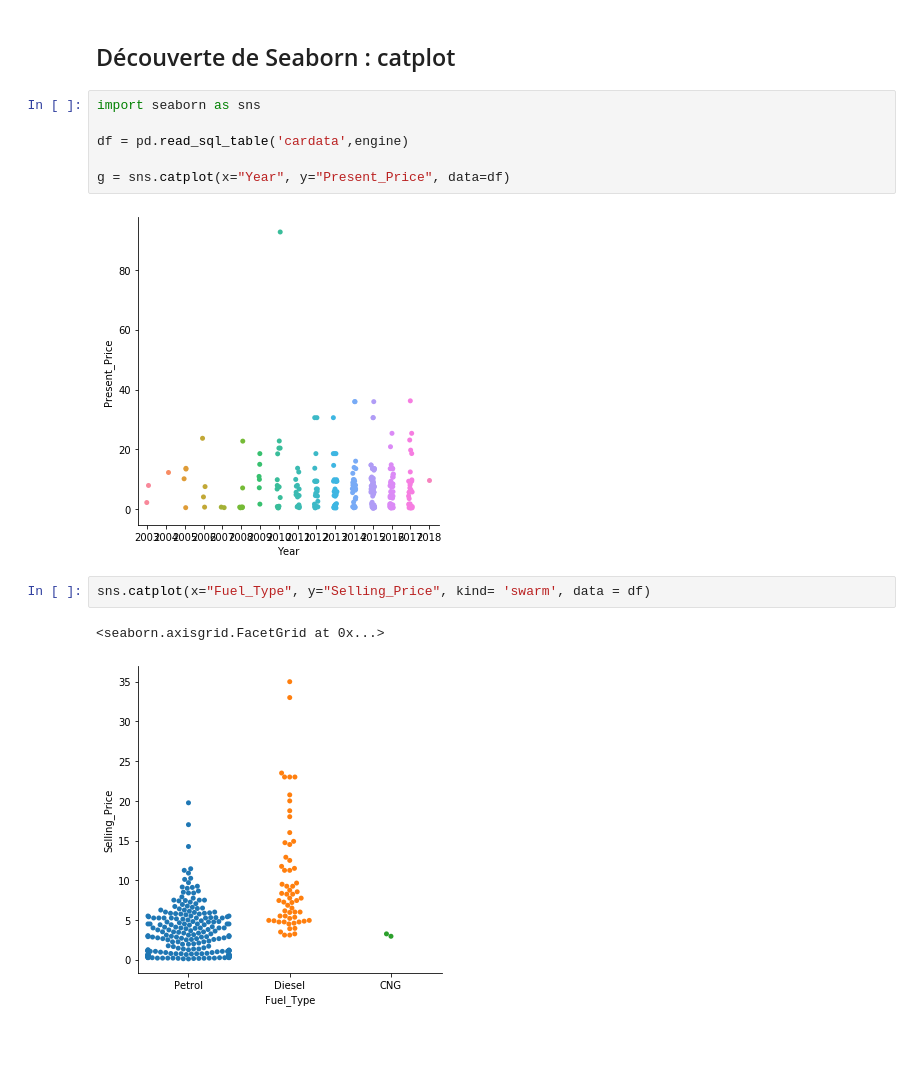
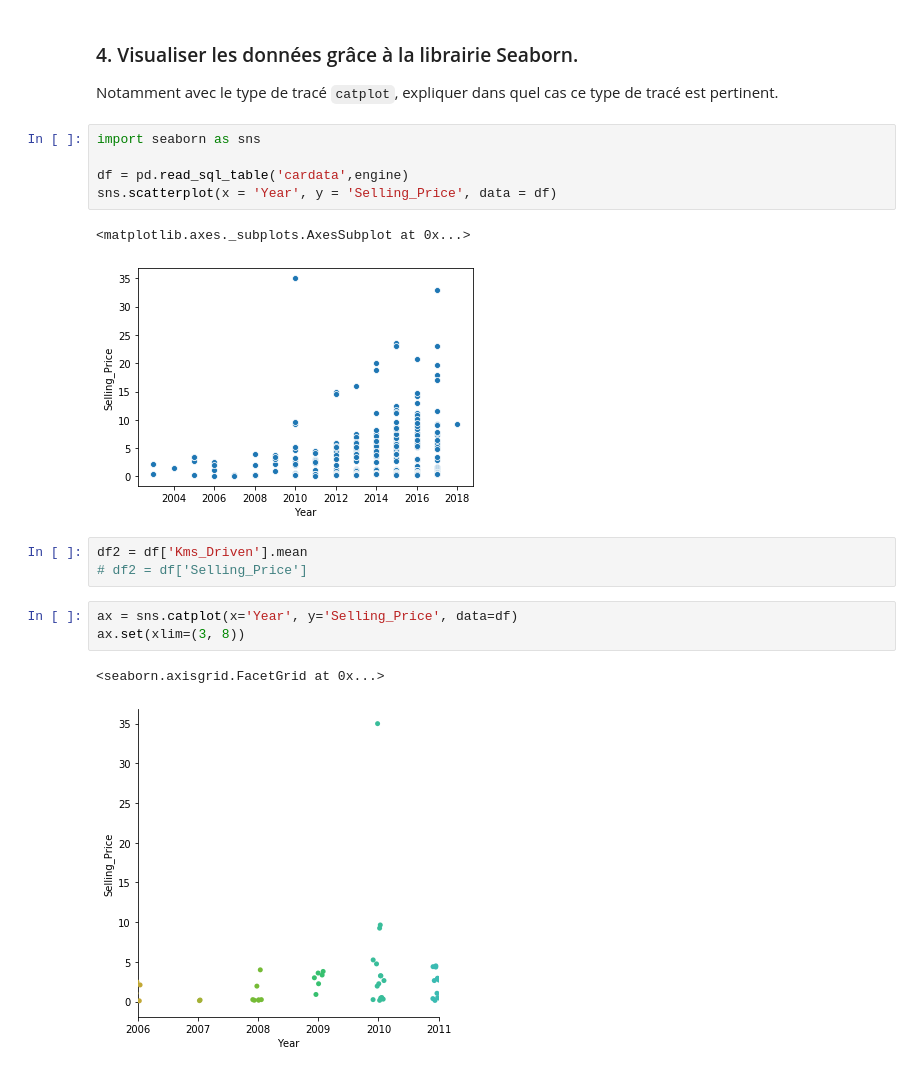
Before and after one commit to ejhb/audit, a Jupyter notebook: 2020-11-02-brief-car/note_booked.ipynb, the cells around one changed output. Cells and saved outputs as stored; diff of their text form; blank space fills up the shorter version.

```diff
--- a/2020-11-02-brief-car/note_booked.ipynb
+++ b/2020-11-02-brief-car/note_booked.ipynb
@@ -49,15 +135,21 @@ def chargement(x, link, table):
-# %% [markdown]
-## Découverte de Seaborn : catplot
+# %% [markdown]
+### 4. Visualiser les données grâce à la librairie Seaborn.
+Notamment avec le type de tracé `catplot`, expliquer dans quel cas ce type de tracé est
+pertinent.
 # %%
 import seaborn as sns
 
 df = pd.read_sql_table('cardata',engine)
-
-g = sns.catplot(x="Year", y="Present_Price", data=df)
+sns.scatterplot(x = 'Year', y = 'Selling_Price', data = df)
 # %% [output]
+<matplotlib.axes._subplots.AxesSubplot at 0x...>
-[figure, old version]
+[figure, new version]
+# %%
+df2 = df['Kms_Driven'].mean
+# df2 = df['Selling_Price']
 # %%
-sns.catplot(x="Fuel_Type", y="Selling_Price", kind= 'swarm', data = df)
+ax = sns.catplot(x='Year', y='Selling_Price', data=df)
+ax.set(xlim=(3, 8))
 # %% [output]
 <seaborn.axisgrid.FacetGrid at 0x...>
-[figure, old version]
+[figure, new version]
```
Also changed, not shown: parts of 14 cells of this notebook, 4 other files.
